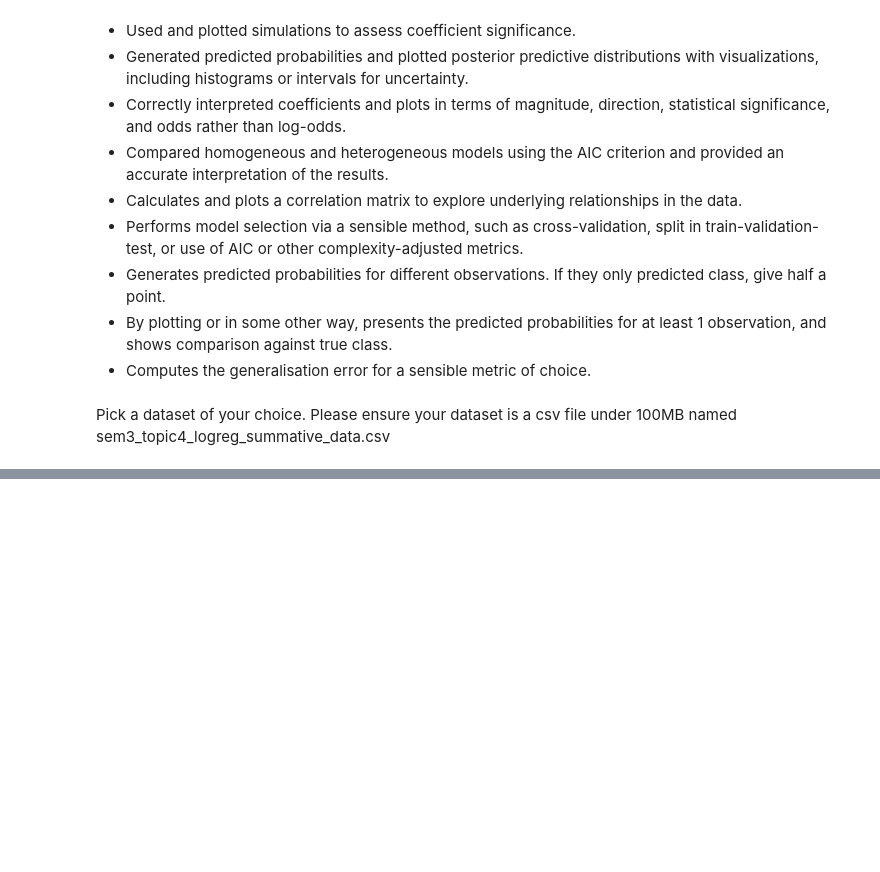
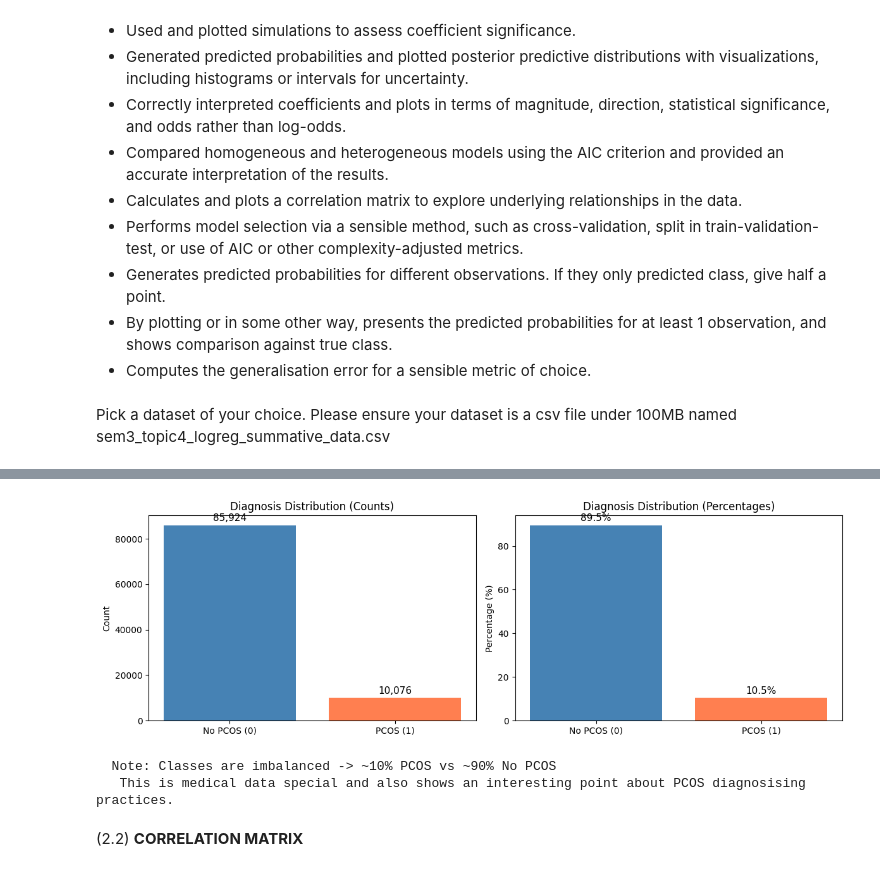
Before and after one commit to marfakozeletsUvA/sem3_projects, a Jupyter notebook: summative4/sem3_topic4_logreg_summative.ipynb, the cells around one changed output, grey strips where cells are left out. Cells and saved outputs as stored; diff of their text form; code cells hidden in the pictures; blank space fills up the shorter version.

Commit message:
initial work on topic 4 preprocessing, encoding, corr matrix,  fitting both models

```diff
--- a/summative4/sem3_topic4_logreg_summative.ipynb
+++ b/summative4/sem3_topic4_logreg_summative.ipynb
@@ -38,0 +183,5 @@ custom_df = pd.read_csv(custom_data_path)
+# %%
+df = df.drop('Acne Severity', axis=1)
+
+print("\n dropped 'Acne Severity' column (50% missing data)")
+print(f"Remaining columns: {df.shape[1]}")
@@ -38,0 +297,6 @@ custom_df = pd.read_csv(custom_data_path)
+# %%
+X = df_encoded.drop('Diagnosis', axis=1)  # All columns EXCEPT Diagnosis
+y = df_encoded['Diagnosis']                # ONLY the Diagnosis column
+
+print(f"Features (X): {X.shape[0]:,} rows × {X.shape[1]} columns")
+print(f"Target (y): {y.shape[0]:,} values")
@@ -38,0 +334,9 @@ custom_df = pd.read_csv(custom_data_path)
+# %%
+train_data = X_train.copy()
+train_data['Diagnosis'] = y_train
+
+test_data = X_test.copy()
+test_data['Diagnosis'] = y_test
+
+print(f"train_data: {train_data.shape[0]:,} rows by {train_data.shape[1]} columns")
+print(f"test_data:  {test_data.shape[0]:,} rows by {test_data.shape[1]} columns")
@@ -38,0 +365,39 @@ custom_df = pd.read_csv(custom_data_path)
+# %%
+#visuals
+fig, axes = plt.subplots(1, 2, figsize=(12, 4))
+
+#plot 1: count plot
+ax1 = axes[0]
+counts = train_data['Diagnosis'].value_counts()
+bars = ax1.bar(['No PCOS (0)', 'PCOS (1)'], counts.values, color=['steelblue', 'coral'])
+ax1.set_ylabel('Count')
+ax1.set_title('Diagnosis Distribution (Counts)')
+
+#count labels on bars
+for bar, count in zip(bars, counts.values):
+    ax1.text(bar.get_x() + bar.get_width()/2, bar.get_height() + 1000,
+             f'{count:,}', ha='center', va='bottom', fontsize=11)
+
+#plot 2: % plot
+ax2 = axes[1]
+percentages = train_data['Diagnosis'].value_counts(normalize=True) * 100
+bars2 = ax2.bar(['No PCOS (0)', 'PCOS (1)'], percentages.values, color=['steelblue', 'coral'])
+ax2.set_ylabel('Percentage (%)')
+ax2.set_title('Diagnosis Distribution (Percentages)')
+
+#% labels on bars
+for bar, pct in zip(bars2, percentages.values):
+    ax2.text(bar.get_x() + bar.get_width()/2, bar.get_height() + 1,
+             f'{pct:.1f}%', ha='center', va='bottom', fontsize=11)
+
+plt.tight_layout()
+plt.show()
+
+print("\n  Note: Classes are imbalanced -> ~10% PCOS vs ~90% No PCOS")
+print("   This is medical data special and also shows an interesting point about PCOS diagnosising practices.")
+# %% [output]
+[figure, added]
+  Note: Classes are imbalanced -> ~10% PCOS vs ~90% No PCOS
+   This is medical data special and also shows an interesting point about PCOS diagnosising practices.
+# %% [markdown]
+(2.2) **CORRELATION MATRIX**
```
Also changed, not shown: parts of 57 cells of this notebook, 4 other files.
